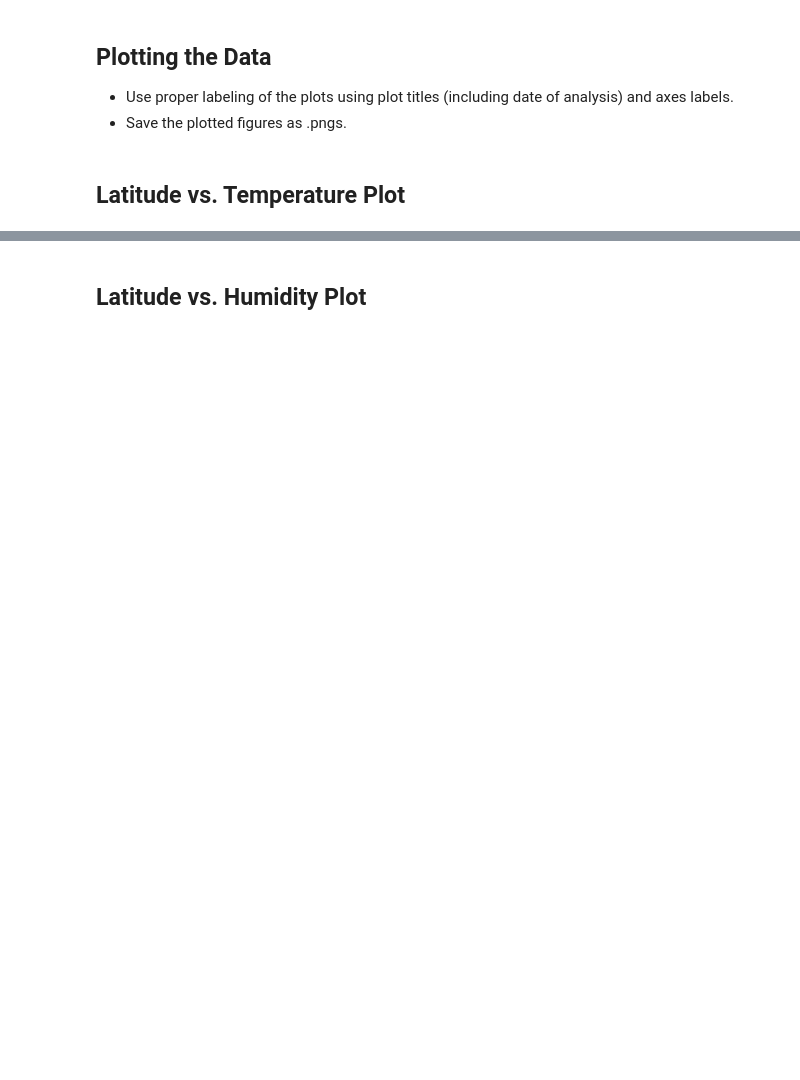
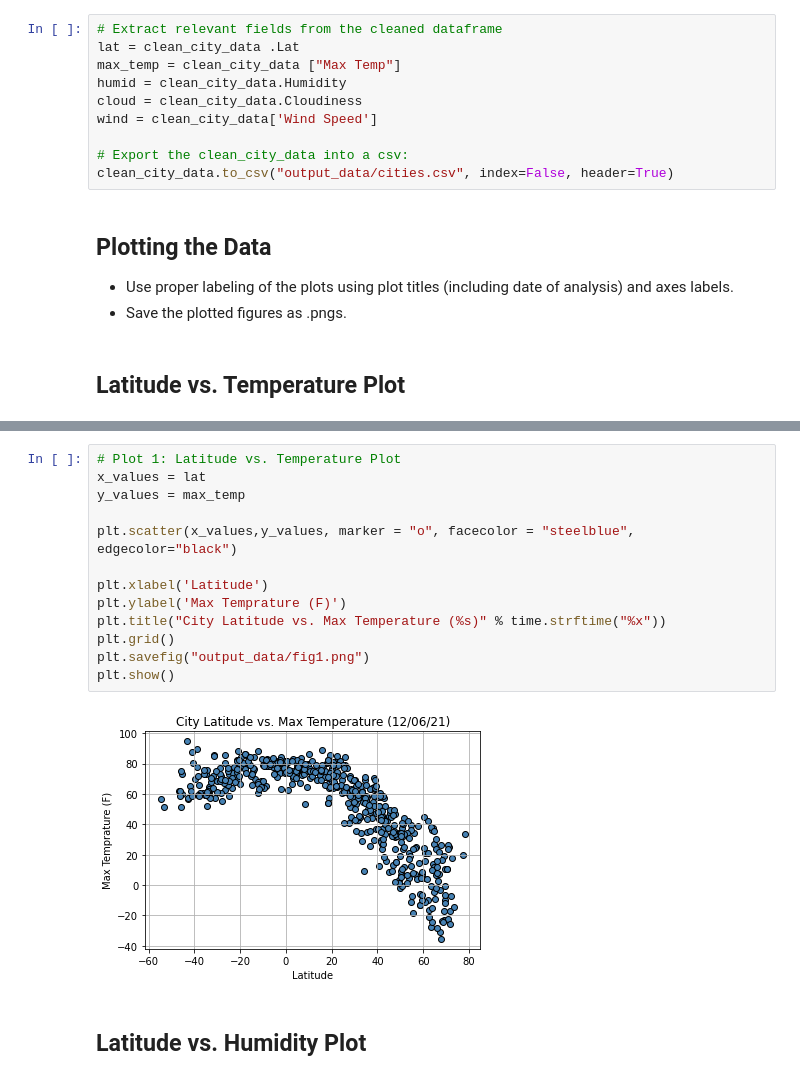
Before and after one commit to hwhite19/python-api-challenge0, a Jupyter notebook: WeatherPy.ipynb, the cells around one changed output, grey strips where cells are left out. Saved outputs shown, nothing was run; the diff lists cells and outputs as text; blank space fills up the shorter version.

```diff
--- a/WeatherPy.ipynb
+++ b/WeatherPy.ipynb
@@ -205,3 +272,13 @@ Int64Index([], dtype='int64')
+# %%
+# Extract relevant fields from the cleaned dataframe
+lat = clean_city_data .Lat
+max_temp = clean_city_data ["Max Temp"]
+humid = clean_city_data.Humidity
+cloud = clean_city_data.Cloudiness
+wind = clean_city_data['Wind Speed']
+
+# Export the clean_city_data into a csv:
+clean_city_data.to_csv("output_data/cities.csv", index=False, header=True)
 # %% [markdown]
 ## Plotting the Data
 * Use proper labeling of the plots using plot titles (including date of analysis) and axes labels.
@@ -214,2 +288,17 @@ Int64Index([], dtype='int64')
+# %%
+# Plot 1: Latitude vs. Temperature Plot
+x_values = lat
+y_values = max_temp
+
+plt.scatter(x_values,y_values, marker = "o", facecolor = "steelblue", edgecolor="black")
+
+plt.xlabel('Latitude')
+plt.ylabel('Max Temprature (F)')
+plt.title("City Latitude vs. Max Temperature (%s)" % time.strftime("%x"))
+plt.grid()
+plt.savefig("output_data/fig1.png")
+plt.show()
+# %% [output]
+[figure, added]
 # %% [markdown]
 ## Latitude vs. Humidity Plot
```
Also changed, not shown: parts of 39 cells of this notebook, 14 other files.
